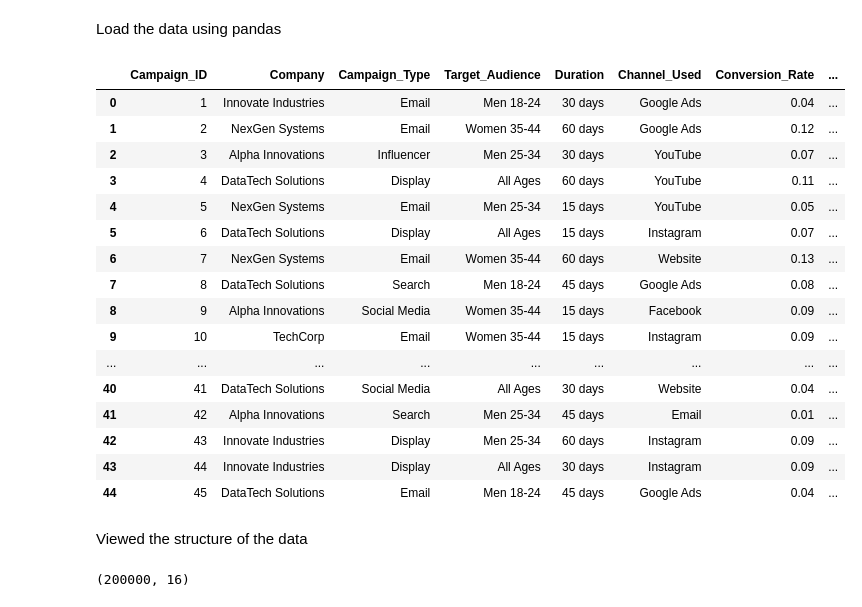
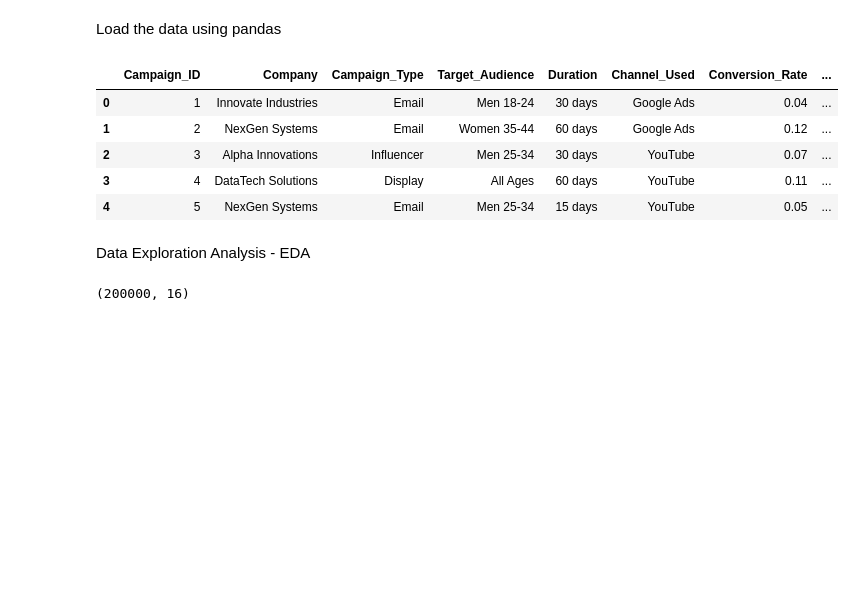
Before and after one commit to Achbabita/Marketing_Campaign_Effectiveness_Analysis, a Jupyter notebook: MarketingCampAnalysis.ipynb, the cells around one changed output. Drawn from its saved outputs; the diff is of its cells as text; code cells hidden in the pictures; blank space fills up the shorter version.

```diff
--- a/MarketingCampAnalysis.ipynb
+++ b/MarketingCampAnalysis.ipynb
@@ -9,27 +9,16 @@ import seaborn as sns;
 Load the data using pandas
 # %%
 df = pd.read_csv('marketing_campaign_dataset.csv')
-df.head(45)
+df.head(5)
 # %% [output]
 |  | Campaign_ID | Company | Campaign_Type | Target_Audience | Duration | Channel_Used | Conversion_Rate | ... |
 | 0 | 1 | Innovate Industries | Email | Men 18-24 | 30 days | Google Ads | 0.04 | ... |
 | 1 | 2 | NexGen Systems | Email | Women 35-44 | 60 days | Google Ads | 0.12 | ... |
 | 2 | 3 | Alpha Innovations | Influencer | Men 25-34 | 30 days | YouTube | 0.07 | ... |
 | 3 | 4 | DataTech Solutions | Display | All Ages | 60 days | YouTube | 0.11 | ... |
 | 4 | 5 | NexGen Systems | Email | Men 25-34 | 15 days | YouTube | 0.05 | ... |
-| 5 | 6 | DataTech Solutions | Display | All Ages | 15 days | Instagram | 0.07 | ... |
-| 6 | 7 | NexGen Systems | Email | Women 35-44 | 60 days | Website | 0.13 | ... |
-| 7 | 8 | DataTech Solutions | Search | Men 18-24 | 45 days | Google Ads | 0.08 | ... |
-| 8 | 9 | Alpha Innovations | Social Media | Women 35-44 | 15 days | Facebook | 0.09 | ... |
-| 9 | 10 | TechCorp | Email | Women 35-44 | 15 days | Instagram | 0.09 | ... |
-| ... | ... | ... | ... | ... | ... | ... | ... | ... |
-| 40 | 41 | DataTech Solutions | Social Media | All Ages | 30 days | Website | 0.04 | ... |
-| 41 | 42 | Alpha Innovations | Search | Men 25-34 | 45 days | Email | 0.01 | ... |
-| 42 | 43 | Innovate Industries | Display | Men 25-34 | 60 days | Instagram | 0.09 | ... |
-| 43 | 44 | Innovate Industries | Display | All Ages | 30 days | Instagram | 0.09 | ... |
-| 44 | 45 | DataTech Solutions | Email | Men 18-24 | 45 days | Google Ads | 0.04 | ... |
 # %% [markdown]
-Viewed the structure of the data
+Data Exploration Analysis - EDA
 # %%
 df.shape
 # %% [output]
```
Also changed, not shown: parts of 13 cells of this notebook, 1 other file.
